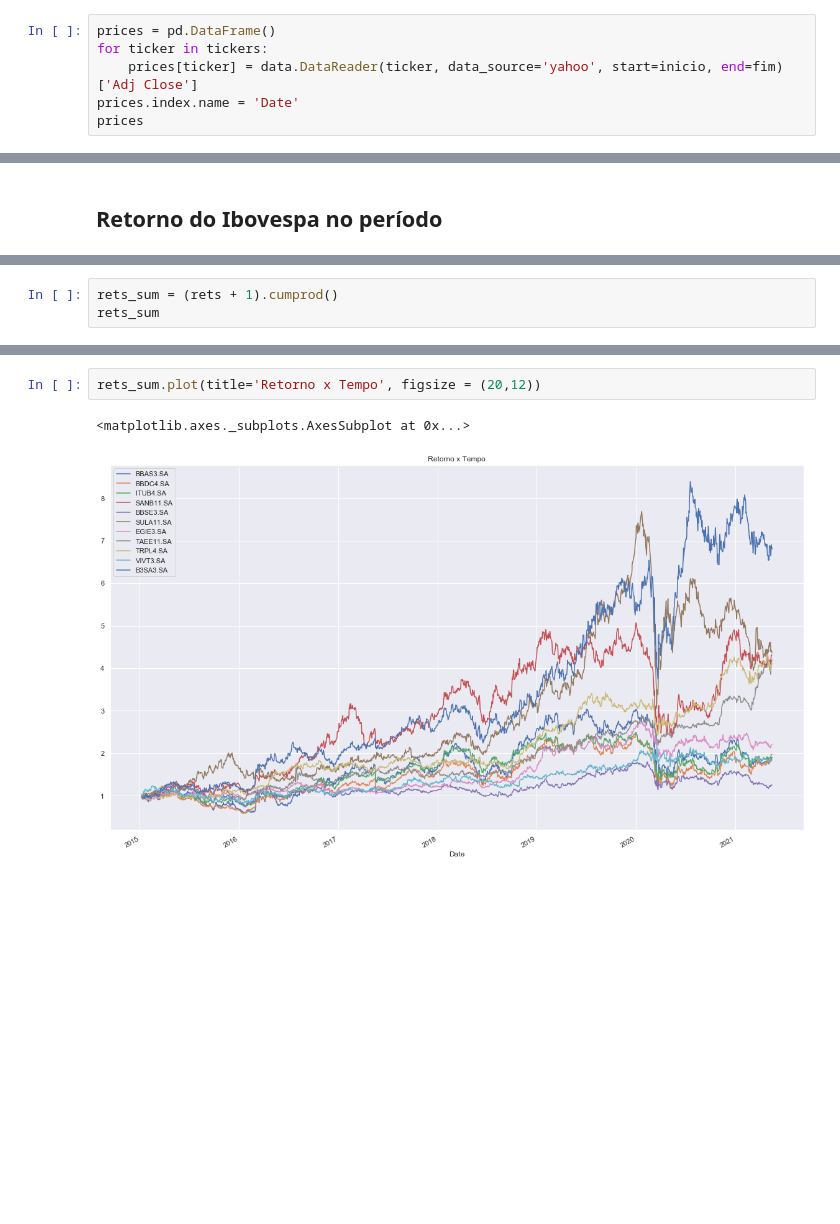
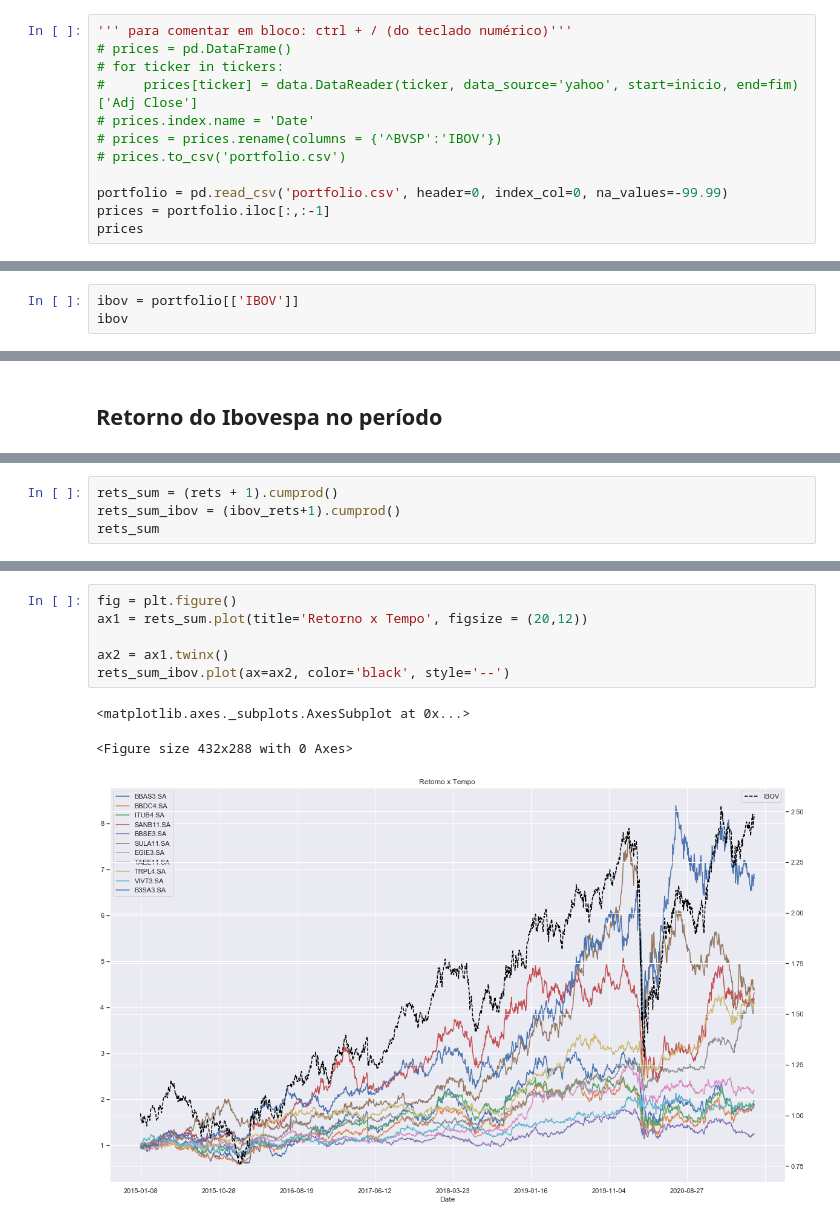
Before and after one commit to HugoAzv/FGV-Quant, a Jupyter notebook: Projeto - Trainee/Portfolio Research.ipynb, the cells around one changed output, grey strips where cells are left out. Cells and saved outputs as stored; diff of their text form; blank space fills up the shorter version.

```diff
--- a/Projeto - Trainee/Portfolio Research.ipynb
+++ b/Projeto - Trainee/Portfolio Research.ipynb
@@ -17,10 +22,16 @@ tickers = ['BBAS3.SA', 'BBDC4.SA', 'ITUB4.SA', 'SANB11.SA', #'BPAC11.SA',
 inicio = '01-07-2015'
 fim = 'today'
 # %%
-prices = pd.DataFrame()
-for ticker in tickers:
-    prices[ticker] = data.DataReader(ticker, data_source='yahoo', start=inicio, end=fim)['Adj Close']
-prices.index.name = 'Date'
+''' para comentar em bloco: ctrl + / (do teclado numérico)'''
+# prices = pd.DataFrame()
+# for ticker in tickers:
+#     prices[ticker] = data.DataReader(ticker, data_source='yahoo', start=inicio, end=fim)['Adj Close']
+# prices.index.name = 'Date'
+# prices = prices.rename(columns = {'^BVSP':'IBOV'})
+# prices.to_csv('portfolio.csv')
+
+portfolio = pd.read_csv('portfolio.csv', header=0, index_col=0, na_values=-99.99)
+prices = portfolio.iloc[:,:-1]
 prices
 # %% [output]
 |  | BBAS3.SA | BBDC4.SA | ITUB4.SA | SANB11.SA | BBSE3.SA | SULA11.SA | EGIE3.SA | TAEE11.SA | TRPL4.SA | VIVT3.SA | ... |
@@ -39 +50,4 @@ prices
 1575 rows × 11 columns
+# %%
+ibov = portfolio[['IBOV']]
+ibov
@@ -122,5 +174,6 @@ ax = sns.distplot(ibov_rets)
 # %%
 rets_sum = (rets + 1).cumprod()
+rets_sum_ibov = (ibov_rets+1).cumprod()
 rets_sum
 # %% [output]
 |  | BBAS3.SA | BBDC4.SA | ITUB4.SA | SANB11.SA | BBSE3.SA | SULA11.SA | EGIE3.SA | TAEE11.SA | TRPL4.SA | VIVT3.SA | ... |
@@ -139,6 +192,11 @@ rets_sum
 1574 rows × 11 columns
 # %%
-rets_sum.plot(title='Retorno x Tempo', figsize = (20,12))
+fig = plt.figure()
+ax1 = rets_sum.plot(title='Retorno x Tempo', figsize = (20,12))
+
+ax2 = ax1.twinx()
+rets_sum_ibov.plot(ax=ax2, color='black', style='--')
 # %% [output]
 <matplotlib.axes._subplots.AxesSubplot at 0x...>
+<Figure size 432x288 with 0 Axes>
-[figure, old version]
+[figure, new version]
```
Also changed, not shown: parts of 13 cells of this notebook, 1 other file.
